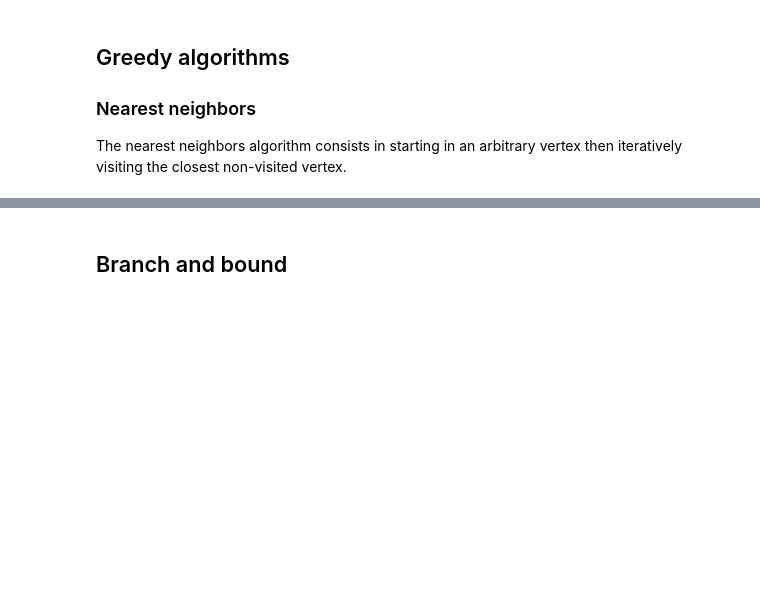
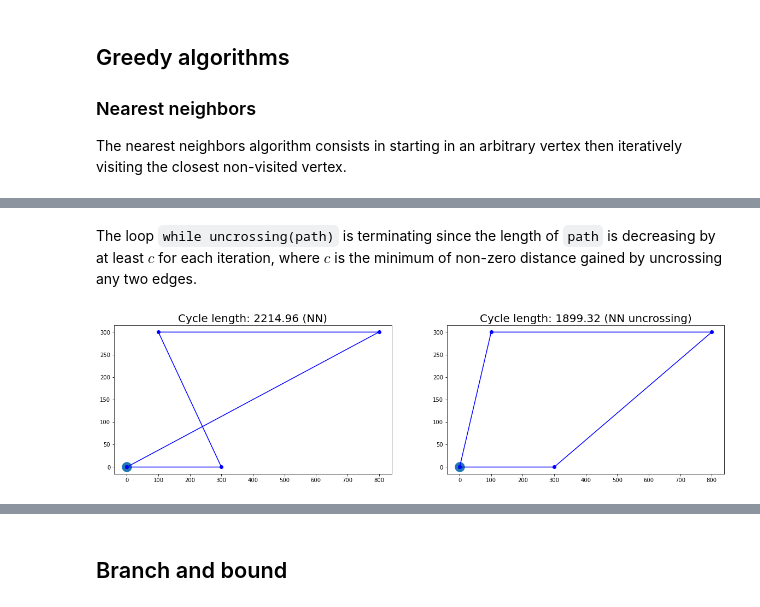
Before and after one commit to fortierq/oc-m1-2021, a Jupyter notebook: 9_heuristics/tsp.ipynb, the cells around one changed output, grey strips where cells are left out. Cells and saved outputs as stored; diff of their text form; code cells hidden in the pictures; blank space fills up the shorter version.

```diff
--- a/9_heuristics/tsp.ipynb
+++ b/9_heuristics/tsp.ipynb
@@ -252,0 +239,6 @@ for p in [0.1, 0.3, 0.5, 0.7, 1]:
+# %% [markdown]
+The loop `while uncrossing(path)` is terminating since the length of `path` is decreasing by at least $c$ for each iteration, where $c$ is the minimum of non-zero distance gained by uncrossing any two edges.
+# %%
+plot_cycles([algo(points) for algo in (algo_nn, algo_uncrossing(algo_nn))], ["NN", "NN uncrossing"])
+# %% [output]
+[figure, added]
```
Also changed, not shown: parts of 27 cells of this notebook.
